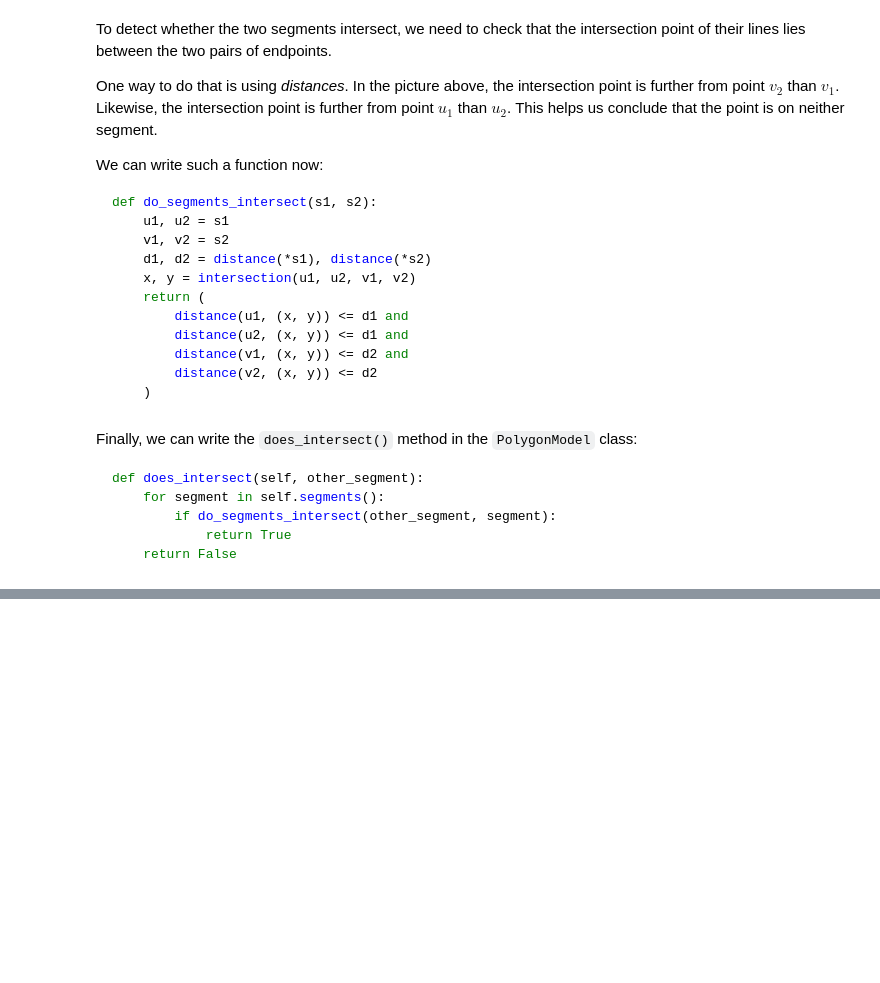
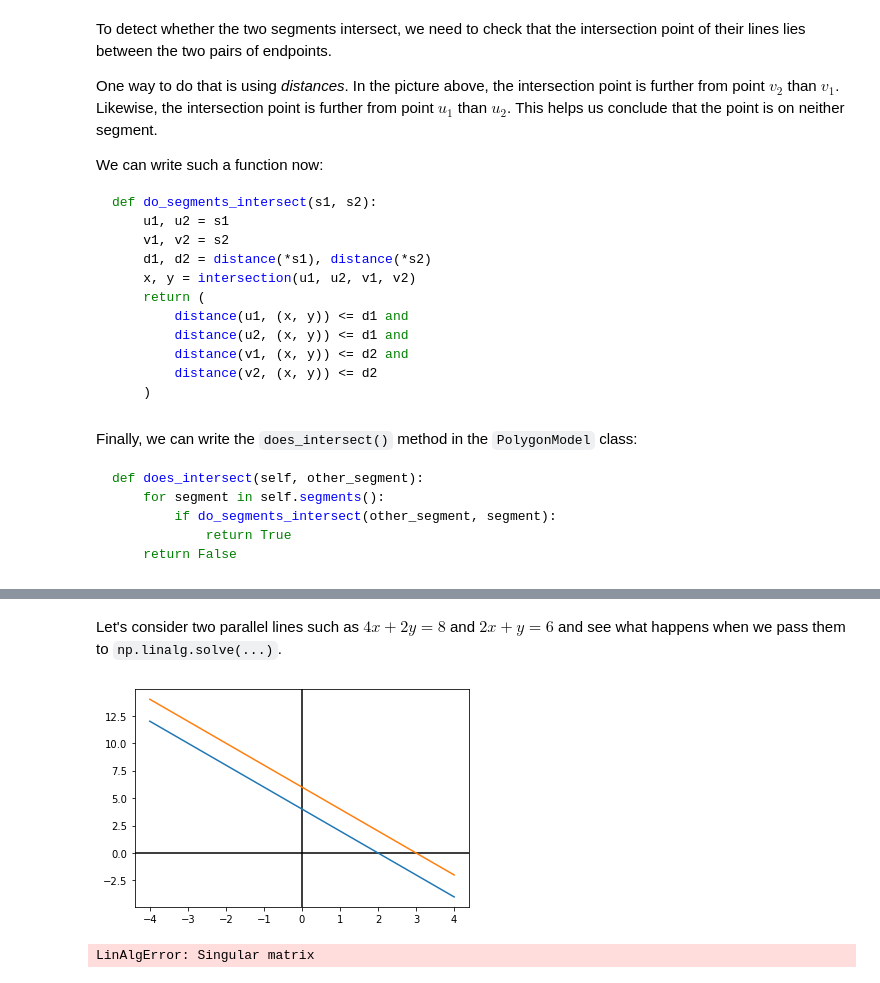
Before and after one commit to sergiofgonzalez/math-workbench, a Jupyter notebook: 06-solving-systems-of-linear-equations/01-systems-of-linear-equations-concepts-notebook/concepts.ipynb, the cells around one changed output, grey strips where cells are left out. Saved outputs shown, nothing was run; the diff lists cells and outputs as text; code cells hidden in the pictures; blank space fills up the shorter version.

```diff
--- a/06-solving-systems-of-linear-equations/01-systems-of-linear-equations-concepts-notebook/concepts.ipynb
+++ b/06-solving-systems-of-linear-equations/01-systems-of-linear-equations-concepts-notebook/concepts.ipynb
@@ -814,0 +819,23 @@ def does_intersect(self, other_segment):
+# %% [markdown]
+Let's consider two parallel lines such as $ 4x + 2y = 8 $ and $ 2x + y = 6 $ and see what happens when we pass them to `np.linalg.solve(...)`.
+# %%
+from my_plot import plot
+import numpy as np
+
+def f(x):
+    return (8 - 4 * x) / 2
+
+def g(x):
+    return 6 - 2 * x
+
+plot([f, g], -4, 4)
+
+f = (4, 2, 8)
+g = (2, 1, 6)
+
+m = np.array(((4, 2), (2, 1)))
+v = np.array((6, 4))
+solution = np.linalg.solve(m, v)
+# %% [output]
+[figure, added]
+LinAlgError: Singular matrix
```
Also changed, not shown: parts of 7 cells of this notebook, 2 other files.
